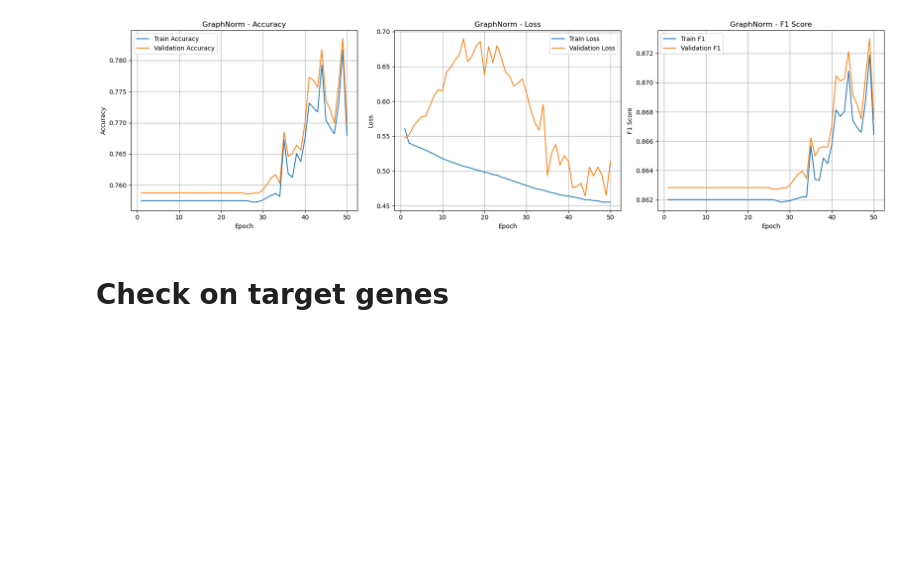
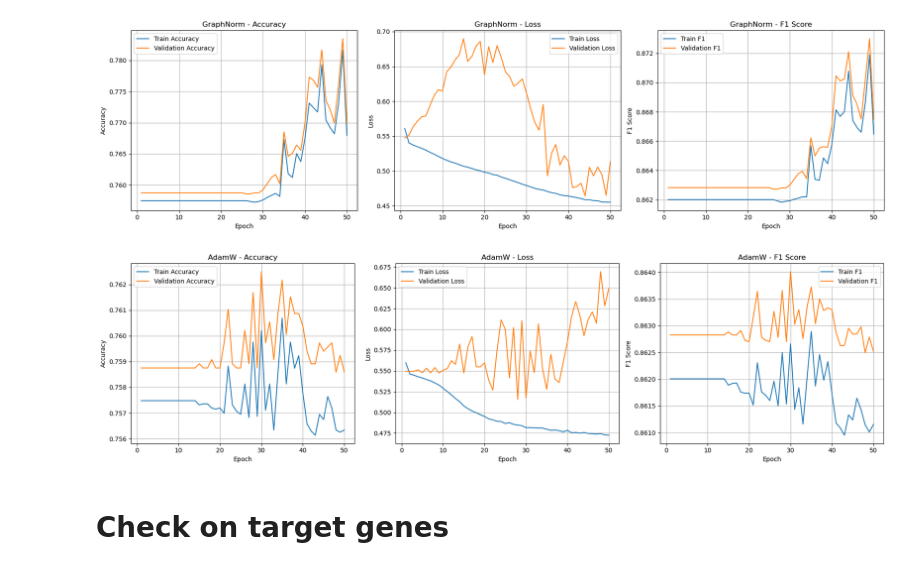
Before and after one commit to tommasoravasio/scRNAseq-GNN-binary-tp53, a Jupyter notebook: notebooks/main_experiment.ipynb, the cells around one changed output. Cells and saved outputs as stored; diff of their text form; code cells hidden in the pictures; blank space fills up the shorter version.

Commit message:
added results for Adamw, last commit before trying GAT implementation

```diff
--- a/notebooks/main_experiment.ipynb
+++ b/notebooks/main_experiment.ipynb
@@ -592,6 +592,10 @@ sc.pl.umap(adata_batch, color = ["cell_lines","mutation_status"])
 plot_training_curves("../Results/GraphNorm/training_log.csv",model_name="GraphNorm")
 # %% [output]
 [figure]
+# %%
+plot_training_curves("../Results/AdamW/training_log.csv",model_name="AdamW")
+# %% [output]
+[figure, added]
 # %% [markdown]
 # Check on target genes
 # %% [markdown]
```
Also changed, not shown: 5 other files.
